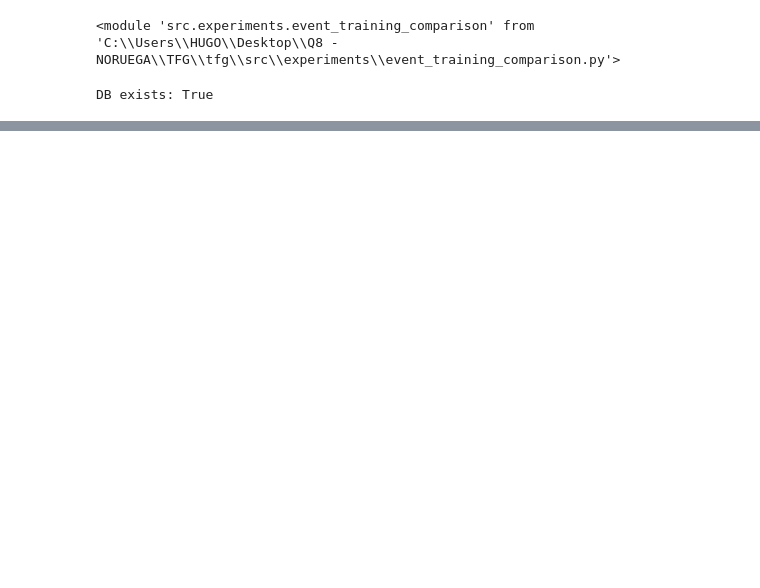
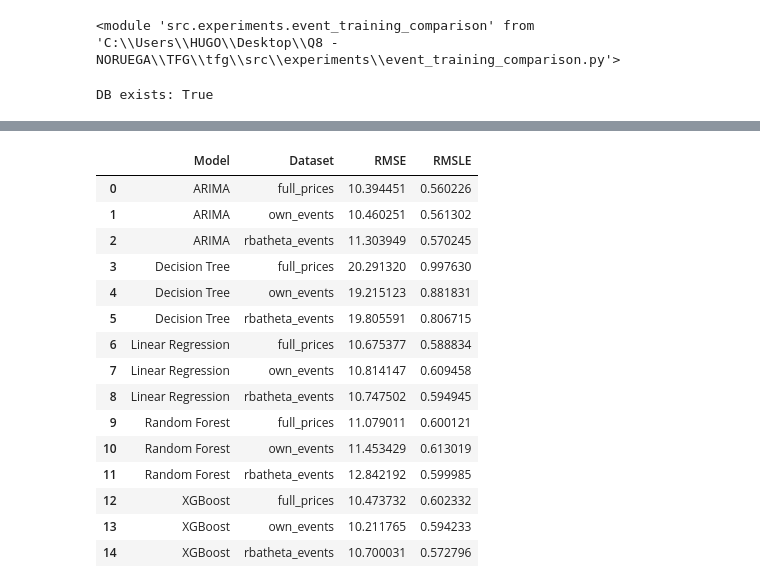
Before and after one commit to huugoox/tfg, a Jupyter notebook: notebooks/Analysis/0X_CommonModel.ipynb, the cells around one changed output, grey strips where cells are left out. Saved outputs shown, nothing was run; the diff lists cells and outputs as text; code cells hidden in the pictures; blank space fills up the shorter version.

```diff
--- a/notebooks/Analysis/0X_CommonModel.ipynb
+++ b/notebooks/Analysis/0X_CommonModel.ipynb
@@ -521,0 +1402,45 @@ Saved: C:\Users\HUGO\Desktop\Q8 - NORUEGA\TFG\tfg\results\event_training_compari
+# %%
+# ============================================================
+# STEP 13 - PERFORMANCE TABLE
+# ============================================================
+
+performance_table = pd.DataFrame(all_results)
+
+performance_table = performance_table.rename(columns={
+    "model": "Model",
+    "training_dataset": "Dataset",
+    "RMSE": "RMSE",
+    "RMSLE": "RMSLE",
+})
+
+performance_table = performance_table[
+    [
+        "Model",
+        "Dataset",
+        "RMSE",
+        "RMSLE",
+    ]
+].copy()
+
+performance_table = performance_table.sort_values(
+    ["Model", "Dataset"]
+).reset_index(drop=True)
+
+performance_table
+# %% [output]
+|  | Model | Dataset | RMSE | RMSLE |
+| 0 | ARIMA | full_prices | 10.394451 | 0.560226 |
+| 1 | ARIMA | own_events | 10.460251 | 0.561302 |
+| 2 | ARIMA | rbatheta_events | 11.303949 | 0.570245 |
+| 3 | Decision Tree | full_prices | 20.291320 | 0.997630 |
+| 4 | Decision Tree | own_events | 19.215123 | 0.881831 |
+| 5 | Decision Tree | rbatheta_events | 19.805591 | 0.806715 |
+| 6 | Linear Regression | full_prices | 10.675377 | 0.588834 |
+| 7 | Linear Regression | own_events | 10.814147 | 0.609458 |
+| 8 | Linear Regression | rbatheta_events | 10.747502 | 0.594945 |
+| 9 | Random Forest | full_prices | 11.079011 | 0.600121 |
+| 10 | Random Forest | own_events | 11.453429 | 0.613019 |
+| 11 | Random Forest | rbatheta_events | 12.842192 | 0.599985 |
+| 12 | XGBoost | full_prices | 10.473732 | 0.602332 |
+| 13 | XGBoost | own_events | 10.211765 | 0.594233 |
+| 14 | XGBoost | rbatheta_events | 10.700031 | 0.572796 |
```
Also changed, not shown: parts of 28 cells of this notebook.
